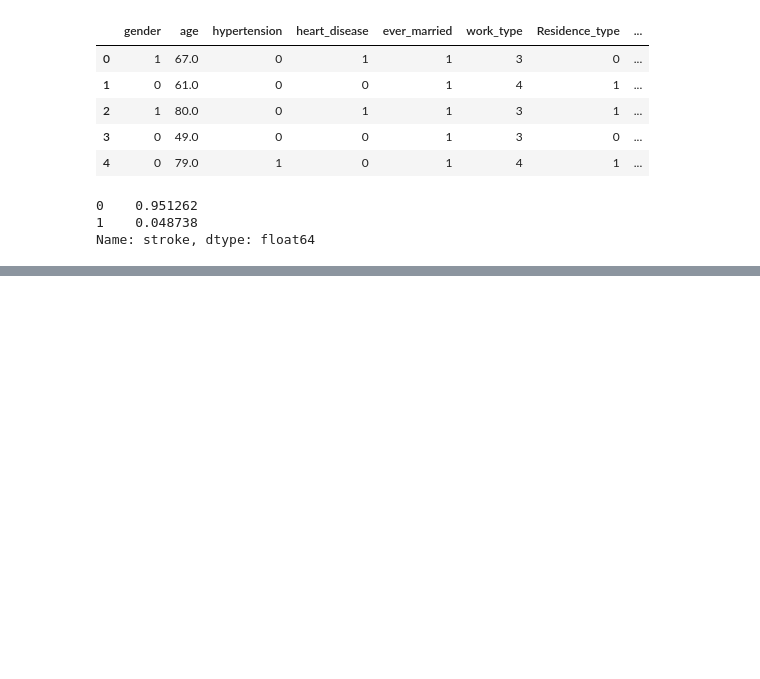
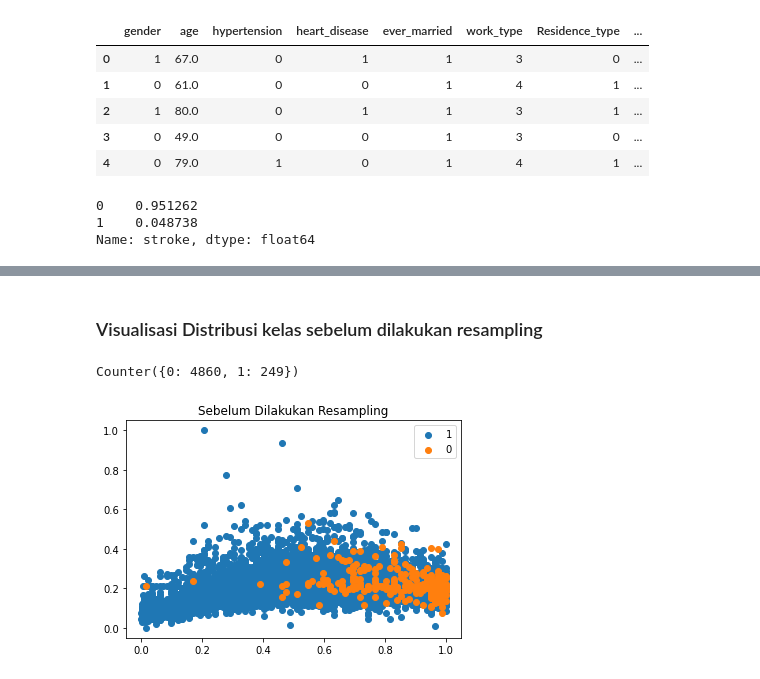
Before and after one commit to fathrahh/skripsi, a Jupyter notebook: optimazing-knn copy.ipynb, the cells around one changed output, grey strips where cells are left out. Saved outputs shown, nothing was run; the diff lists cells and outputs as text; code cells hidden in the pictures; blank space fills up the shorter version.

```diff
--- a/optimazing-knn copy.ipynb
+++ b/optimazing-knn copy.ipynb
@@ -75,14 +77,19 @@ smoking_status: ['formerly smoked' 'never smoked' 'smokes' 'Unknown']
 1544 rows × 11 columns
 # %%
 # Data cleansing
+modus_smoking_status = df['smoking_status'].max()
+df['smoking_status'] = df['smoking_status'].apply(lambda x: modus_smoking_status if x == 'Unknown' else x)
+
+print(df['smoking_status'].unique())
+
 num_gender = { 'Female': 0, 'Male': 1 }
 num_ever_married = { 'No': 0, 'Yes': 1 }
 num_smoking_status = {
     'formerly smoked': 0,
     'never smoked': 1,
     'smokes': 2,
-    'Unknown': 3,
 }
+
 num_work_type = {
     'children': 0,
     'Govt_job': 1,
@@ -192,0 +153,29 @@ Test score: 0.8095238095238095
+# %%
+from collections import Counter
+from matplotlib import pyplot
+from numpy import where
+
+
+def viz_distribution_of_class(X, y, col_idx, title="") -> None:
+    plt = pyplot
+    counter = Counter(y)
+    print(counter)
+    # scatter plot of examples by class label
+    for label, _ in counter.items():
+        row_ix = where(y != label)[0]
+        plt.title(title)
+        plt.scatter(X[row_ix, col_idx[0]], X[row_ix, col_idx[1]], label=str(label))
+        plt.legend()
+    plt.show()
+# %% [markdown]
+### Visualisasi Distribusi kelas sebelum dilakukan resampling
+# %%
+from sklearn.preprocessing import MinMaxScaler
+
+scaler = MinMaxScaler()
+X_scaled = scaler.fit_transform(X)
+
+viz_distribution_of_class(X_scaled, y, [1,8], title="Sebelum Dilakukan Resampling")
+# %% [output]
+Counter({0: 4860, 1: 249})
+[figure, added]
```
Also changed, not shown: parts of 19 cells of this notebook, 7 other files.
